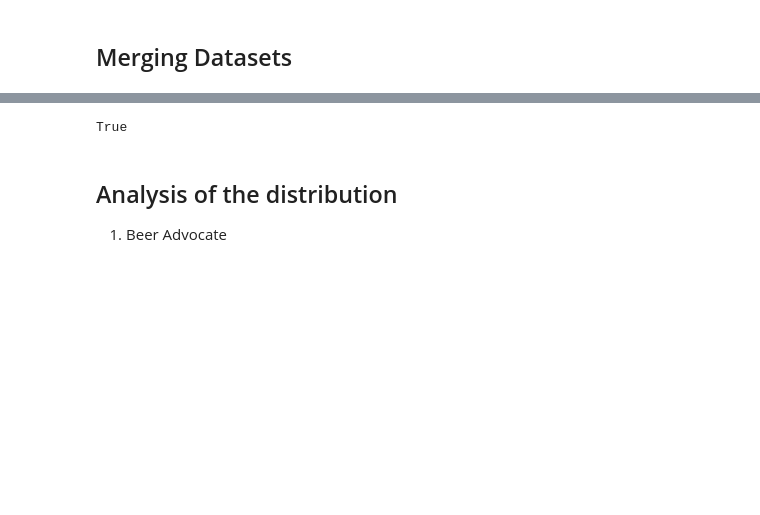
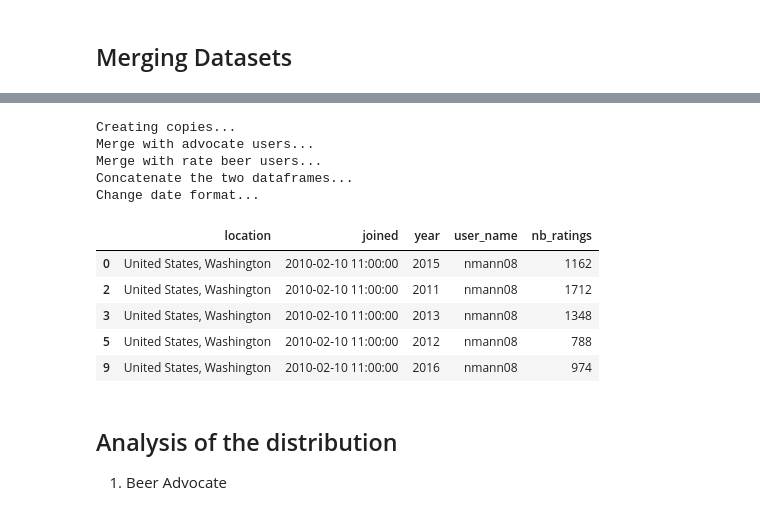
Before and after one commit to epfl-ada/ada-2023-project-remontada, a Jupyter notebook: code/main_vincent_roduit.ipynb, the cells around one changed output, grey strips where cells are left out. Drawn from its saved outputs; the diff is of its cells as text; code cells hidden in the pictures; blank space fills up the shorter version.

Commit message:
Final merge for rating user

```diff
--- a/code/main_vincent_roduit.ipynb
+++ b/code/main_vincent_roduit.ipynb
@@ -157,2 +150,9 @@ matched[int_columns] = matched[int_columns].astype(int)
+# %%
+#delete duplicate user_id
+
+# -*- Rate Beer -*-
+df_rate_beer_users.drop_duplicates(subset = 'user_id', inplace = True)
+# -*- Beer Advocate -*-
+df_advocate_users.drop_duplicates(subset = 'user_id', inplace = True)
 # %% [markdown]
 ## Merging Datasets
@@ -183,4 +158,0 @@ index_merge = ['joined', 'location', 'nbr_ratings', 'user_id', 'user_name']
-# %%
-#Convert user_id type for merging
-df_dataset_users.user_id = df_dataset_users.user_id.astype(float)
-df_rate_beer_users.user_id = df_rate_beer_users.user_id.astype(float)
@@ -196,8 +159,22 @@ df_dataset_users = df_dataset_users.rename(columns={'nbr_ratings': 'rb_nbr_ratin
-# %%
-#verify the result
-df_dataset_users.shape[0] == df_advocate_users.shape[0] + df_rate_beer_users.shape[0] - matched.shape[0]
-# %% [output]
-True
+# %%
+df_all_users = create_all_users(df_advocate_users,df_matched_beer_users,df_rate_beer_users)
+# %%
+df_ratings_stat = create_ratings_stat(df_advocate_ratings,df_rate_beer_ratings, df_all_users)
+# %% [output]
+Creating copies...
+Merge with advocate users...
+Merge with rate beer users...
+Concatenate the two dataframes...
+Change date format...
+# %%
+df_ratings_stat.head()
+# %% [output]
+|  | location | joined | year | user_name | nb_ratings |
+| 0 | United States, Washington | 2010-02-10 11:00:00 | 2015 | nmann08 | 1162 |
+| 2 | United States, Washington | 2010-02-10 11:00:00 | 2011 | nmann08 | 1712 |
+| 3 | United States, Washington | 2010-02-10 11:00:00 | 2013 | nmann08 | 1348 |
+| 5 | United States, Washington | 2010-02-10 11:00:00 | 2012 | nmann08 | 788 |
+| 9 | United States, Washington | 2010-02-10 11:00:00 | 2016 | nmann08 | 974 |
 # %% [markdown]
 ## Analysis of the distribution
  1. Beer Advocate
```
Also changed, not shown: parts of 19 cells of this notebook, 3 other files.
